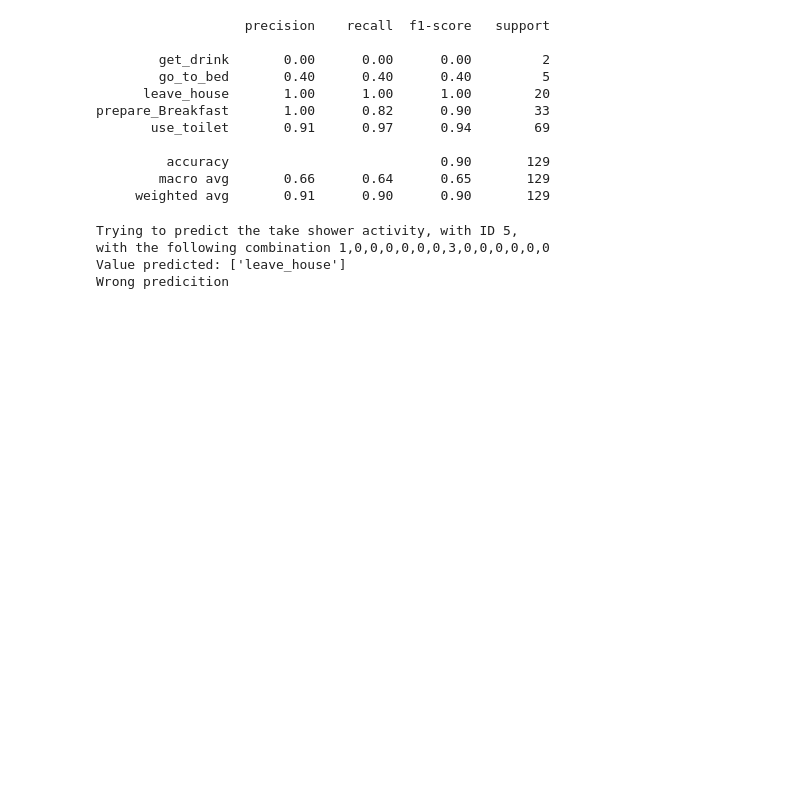
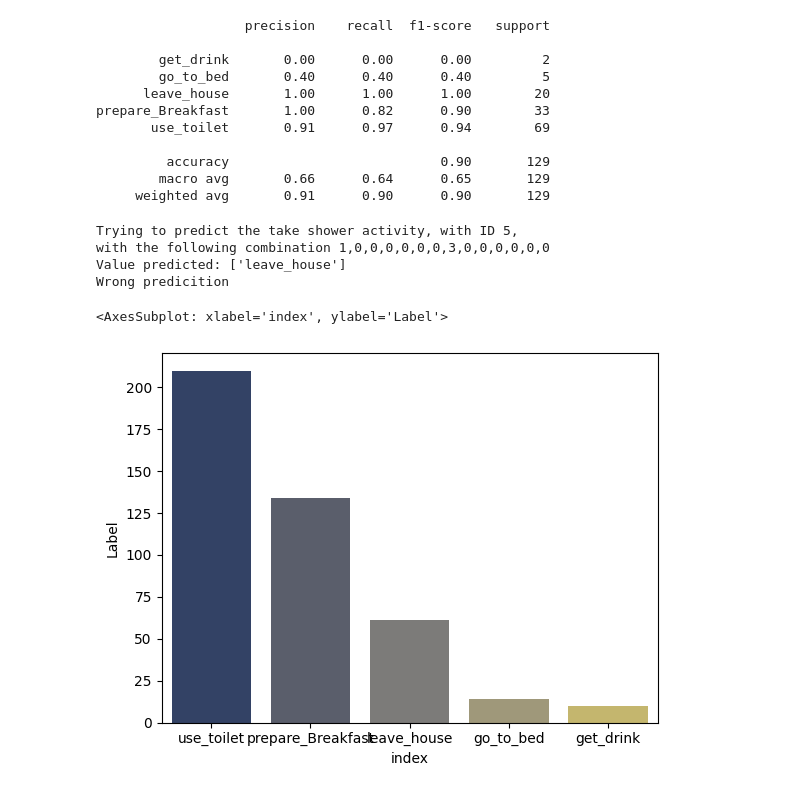
Before and after one commit to gemmadifederico/VIOLA, a Jupyter notebook: kasterenDataset/Dtree - Classifier.ipynb, the cells around one changed output. Saved outputs shown, nothing was run; the diff lists cells and outputs as text; code cells hidden in the pictures; blank space fills up the shorter version.

```diff
--- a/kasterenDataset/Dtree - Classifier.ipynb
+++ b/kasterenDataset/Dtree - Classifier.ipynb
@@ -163,3 +91,9 @@ Trying to predict the take shower activity, with ID 5,
 with the following combination 1,0,0,0,0,0,0,3,0,0,0,0,0,0
 Value predicted: ['leave_house']
 Wrong predicition
+# %%
+xx = df[["Label"][0]].value_counts().reset_index()
+sns.barplot(x="index", y="Label", data= xx, palette="cividis")
+# %% [output]
+<AxesSubplot: xlabel='index', ylabel='Label'>
+[figure, added]
```
Also changed, not shown: parts of 6 cells of this notebook, 1 other file.
